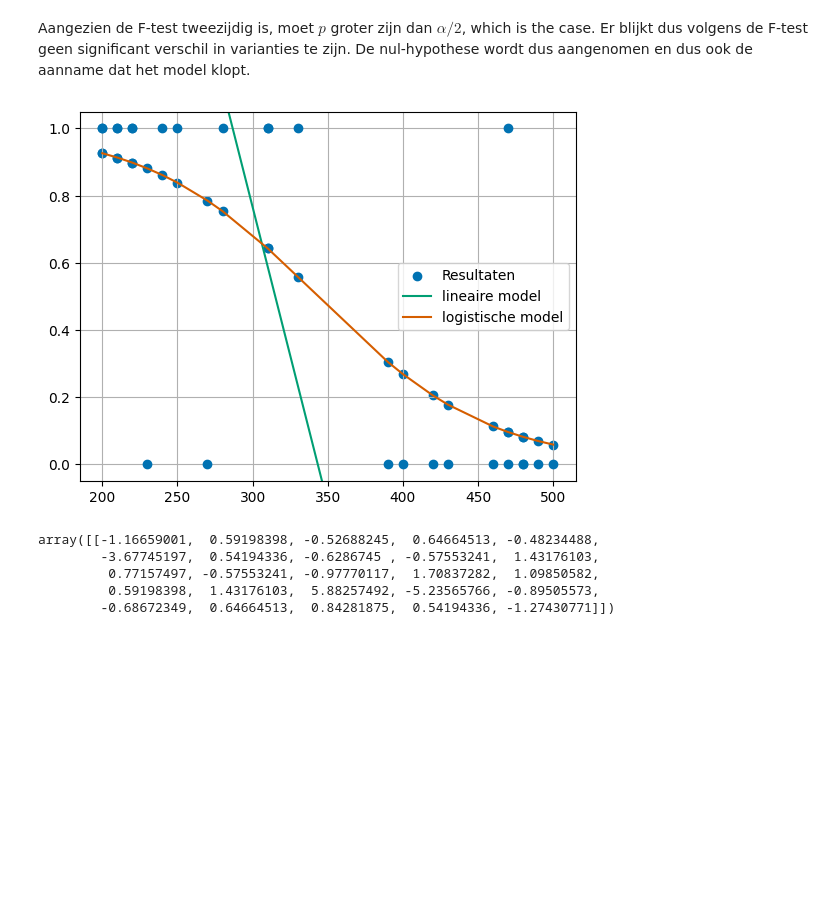
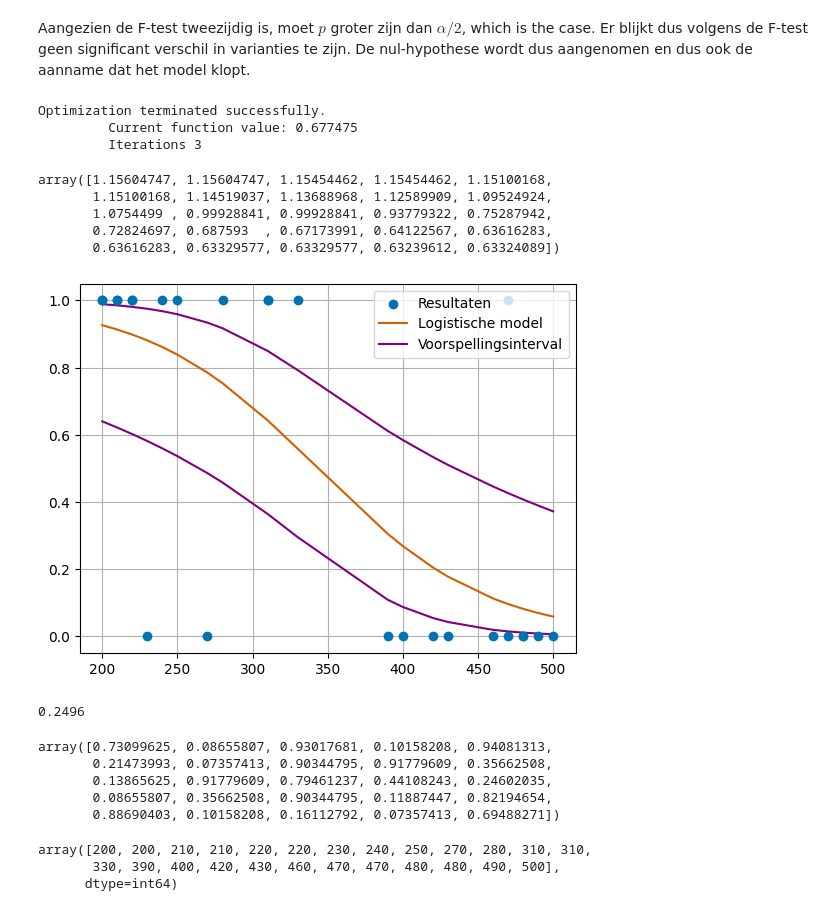
Before and after one commit to R4vante/School, a Jupyter notebook: Statistical_Learning/Data_Analyse/BOEM_raket.ipynb, the cells around one changed output. Drawn from its saved outputs; the diff is of its cells as text; code cells hidden in the pictures; blank space fills up the shorter version.

```diff
--- a/Statistical_Learning/Data_Analyse/BOEM_raket.ipynb
+++ b/Statistical_Learning/Data_Analyse/BOEM_raket.ipynb
@@ -329,2 +374,11 @@ F_test(df.resultaat.values, sig)
 # %% [markdown]
 Aangezien de F-test tweezijdig is, moet $p$ groter zijn dan $\alpha/2$, which is the case. Er blijkt dus volgens de F-test geen significant verschil in varianties te zijn. De nul-hypothese wordt dus aangenomen en dus ook de aanname dat het model klopt.
+# %%
+df_new = df.sort_values(by=['doel'])
+# %%
+model_n = sm.Logit(y, X).fit()
+pred = model.predict(snelheid.reshape(-1,1))
+# %% [output]
+Optimization terminated successfully.
+         Current function value: 0.677475
+         Iterations 3
@@ -331,19 +389,28 @@ Aangezien de F-test tweezijdig is, moet $p$ groter zijn dan $\alpha/2$, which is
+# %%
+ymin = logit(pred) - 1.96*se
+ymax = logit(pred) + 1.96*se
+sig+se
+# %% [output]
+array([1.15604747, 1.15604747, 1.15454462, 1.15454462, 1.15100168,
+       1.15100168, 1.14519037, 1.13688968, 1.12589909, 1.09524924,
+       1.0754499 , 0.99928841, 0.99928841, 0.93779322, 0.75287942,
+       0.72824697, 0.687593  , 0.67173991, 0.64122567, 0.63616283,
+       0.63616283, 0.63329577, 0.63329577, 0.63239612, 0.63324089])
 # %%
-sig_meting = 1/(1+np.exp(-(b + a*df.doel.values)))
-
 fig ,ax = plt.subplots()
 ax.grid(True)
 
 ax.scatter(df.doel.values, df.resultaat.values, zorder=3, color='C0', label='Resultaten')
-ax.scatter(df.doel.values, sig_meting)
-ax.plot(snelheid, linmodel, color='C1', label='lineaire model')
-ax.plot(snelheid, sig, color='C2', label='logistische model')
+# ax.plot(snelheid, linmodel, color='C1', label='lineaire model')
+ax.plot(snelheid, sig, color='C2', label='Logistische model')
+ax.plot(df_new.doel, df_new.laag, color='purple', label='Voorspellingsinterval')
+ax.plot(df_new.doel, df_new.hoog, color='purple')
 
 ax.set_ylim([-0.05, 1.05])
 ax.legend()
 plt.show()
 # %% [output]
-[figure, old version]
+[figure, new version]
 # %%
 from sklearn.calibration import calibration_curve
 
@@ -352,21 +419,25 @@ resultaat.sort(reverse=True)
 test, mean_test = calibration_curve(resultaat, sig, n_bins=25)
 mean_test = mean_test.tolist()
 mean_test.sort(reverse=True)
-# %%
-x = df.doel.values.tolist()
-
-y = 1/(1 + np.exp(-(b + a * x)))
-
-odds = 0.52
-
-res = df.resultaat.values.tolist()
-
-y -odds
-
-((res - y)/(np.sqrt(y*(1-y))))/0.52
-# %% [output]
-array([[-1.16659001,  0.59198398, -0.52688245,  0.64664513, -0.48234488,
-        -3.67745197,  0.54194336, -0.6286745 , -0.57553241,  1.43176103,
-         0.77157497, -0.57553241, -0.97770117,  1.70837282,  1.09850582,
-         0.59198398,  1.43176103,  5.88257492, -5.23565766, -0.89505573,
-        -0.68672349,  0.64664513,  0.84281875,  0.54194336, -1.27430771]])
+# %%
+p = 0.52
+minp = 1-p
+p*minp
+# %% [output]
+0.2496
+# %%
+lr.predict_proba(df.doel.values.reshape(-1,1))[:,0]
+# %% [output]
+array([0.73099625, 0.08655807, 0.93017681, 0.10158208, 0.94081313,
+       0.21473993, 0.07357413, 0.90344795, 0.91779609, 0.35662508,
+       0.13865625, 0.91779609, 0.79461237, 0.44108243, 0.24602035,
+       0.08655807, 0.35662508, 0.90344795, 0.11887447, 0.82194654,
+       0.88690403, 0.10158208, 0.16112792, 0.07357413, 0.69488271])
+# %%
+test = df.doel.values
+test = np.sort(test)
+test
+# %% [output]
+array([200, 200, 210, 210, 220, 220, 230, 240, 250, 270, 280, 310, 310,
+       330, 390, 400, 420, 430, 460, 470, 470, 480, 480, 490, 500],
+      dtype=int64)
```
Also changed, not shown: parts of 8 cells of this notebook, 10 other files.
